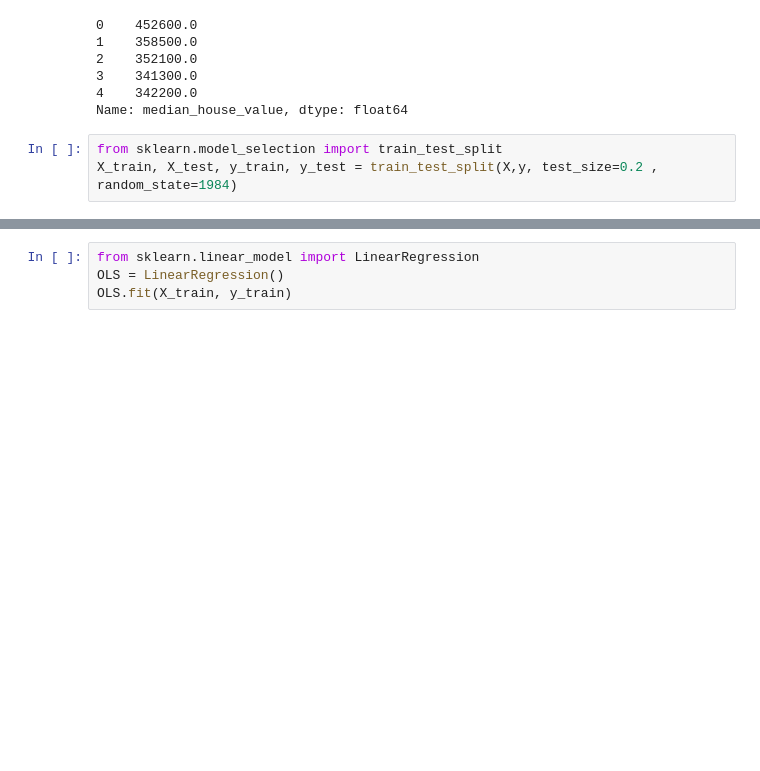
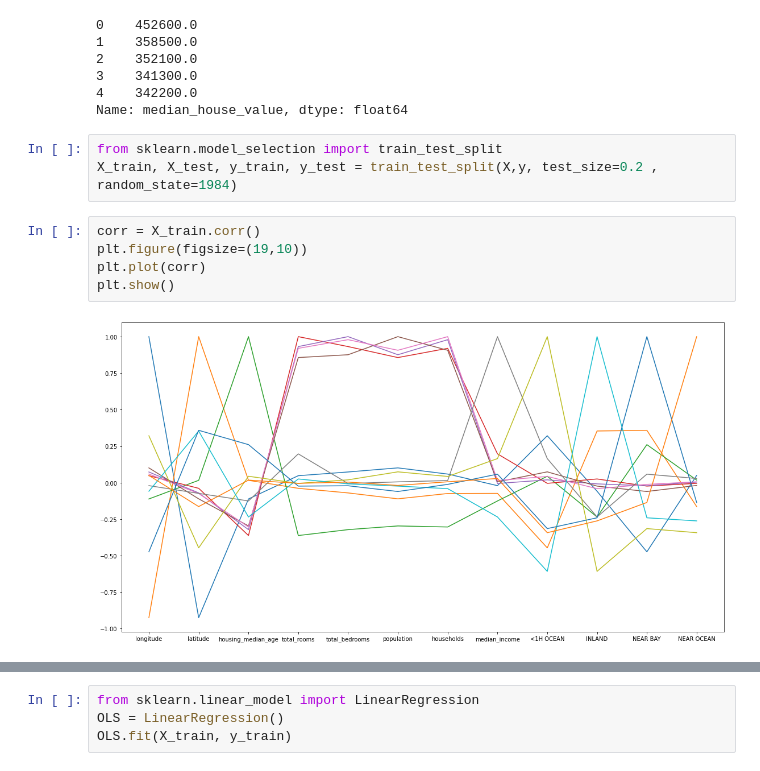
Before and after one commit to kelcheone/california_housing_price_pred, a Jupyter notebook: californial-housing-pirce-prediction.ipynb, the cells around one changed output, grey strips where cells are left out. Drawn from its saved outputs; the diff is of its cells as text; blank space fills up the shorter version.

```diff
--- a/californial-housing-pirce-prediction.ipynb
+++ b/californial-housing-pirce-prediction.ipynb
@@ -113,3 +128,10 @@ Name: median_house_value, dtype: float64
 # %%
 from sklearn.model_selection import train_test_split
 X_train, X_test, y_train, y_test = train_test_split(X,y, test_size=0.2 , random_state=1984)
+# %%
+corr = X_train.corr()
+plt.figure(figsize=(19,10))
+plt.plot(corr)
+plt.show()
+# %% [output]
+[figure, added]
```
Also changed, not shown: parts of 9 cells of this notebook.
